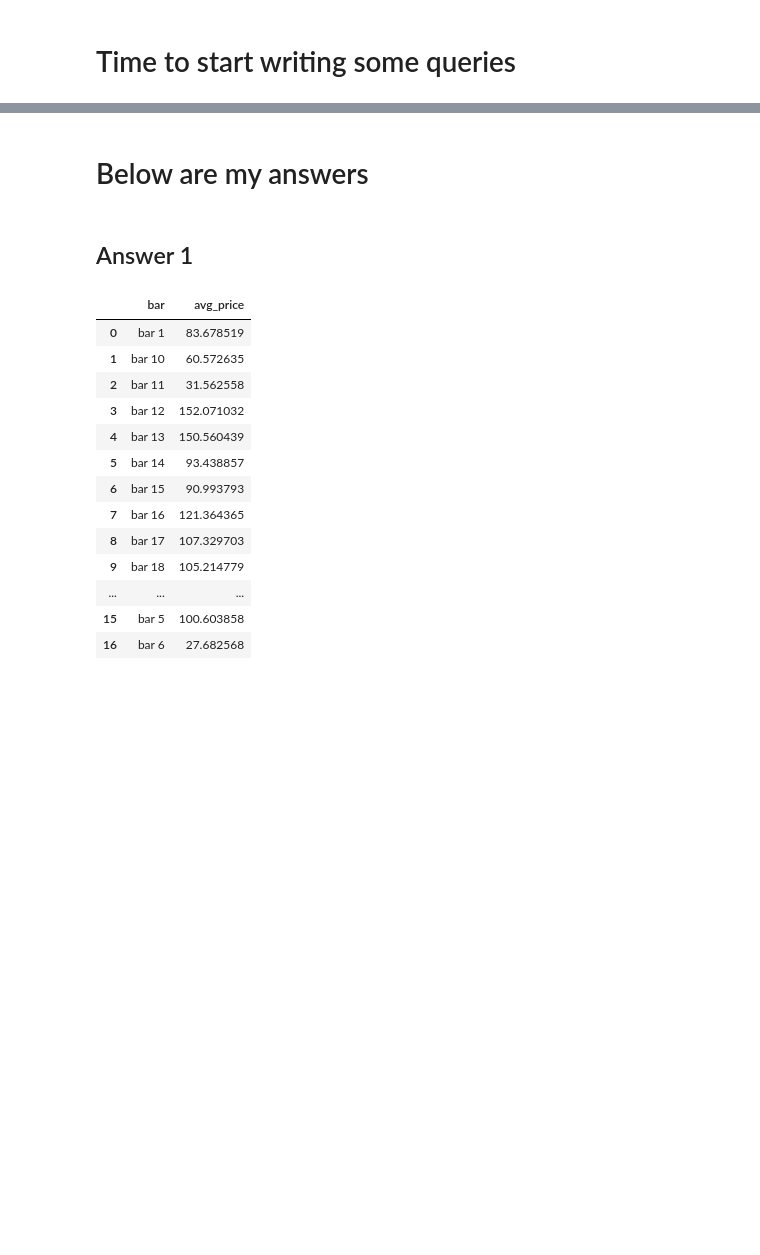
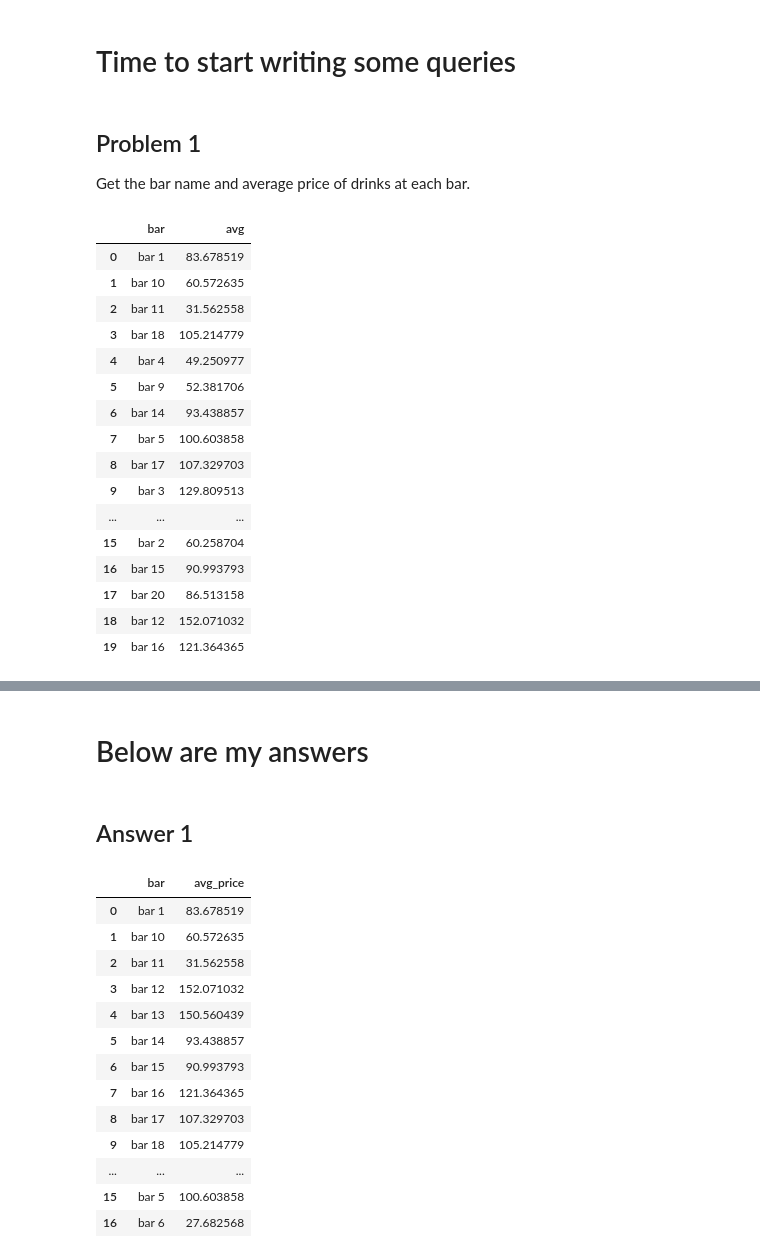
Before and after one commit to moeraza/light-house-labs, a Jupyter notebook: w02d01/src/notebooks/drinks_tutorial.ipynb, the cells around one changed output, grey strips where cells are left out. Drawn from its saved outputs; the diff is of its cells as text; code cells hidden in the pictures; blank space fills up the shorter version.

```diff
--- a/w02d01/src/notebooks/drinks_tutorial.ipynb
+++ b/w02d01/src/notebooks/drinks_tutorial.ipynb
@@ -128,3 +128,30 @@ execute_query(query)
 ![](../../assets/order_of_operations.png)
 # %% [markdown]
 # Time to start writing some queries
+# %% [markdown]
+## Problem 1
+Get the bar name and average price of drinks at each bar.
+# %%
+execute_query("""
+SELECT bar, AVG(price)
+FROM menu_items
+GROUP BY bar
+""")
+# %% [output]
+|  | bar | avg |
+| 0 | bar 1 | 83.678519 |
+| 1 | bar 10 | 60.572635 |
+| 2 | bar 11 | 31.562558 |
+| 3 | bar 18 | 105.214779 |
+| 4 | bar 4 | 49.250977 |
+| 5 | bar 9 | 52.381706 |
+| 6 | bar 14 | 93.438857 |
+| 7 | bar 5 | 100.603858 |
+| 8 | bar 17 | 107.329703 |
+| 9 | bar 3 | 129.809513 |
+| ... | ... | ... |
+| 15 | bar 2 | 60.258704 |
+| 16 | bar 15 | 90.993793 |
+| 17 | bar 20 | 86.513158 |
+| 18 | bar 12 | 152.071032 |
+| 19 | bar 16 | 121.364365 |
```
Also changed, not shown: parts of 18 cells of this notebook, 2 other files.
